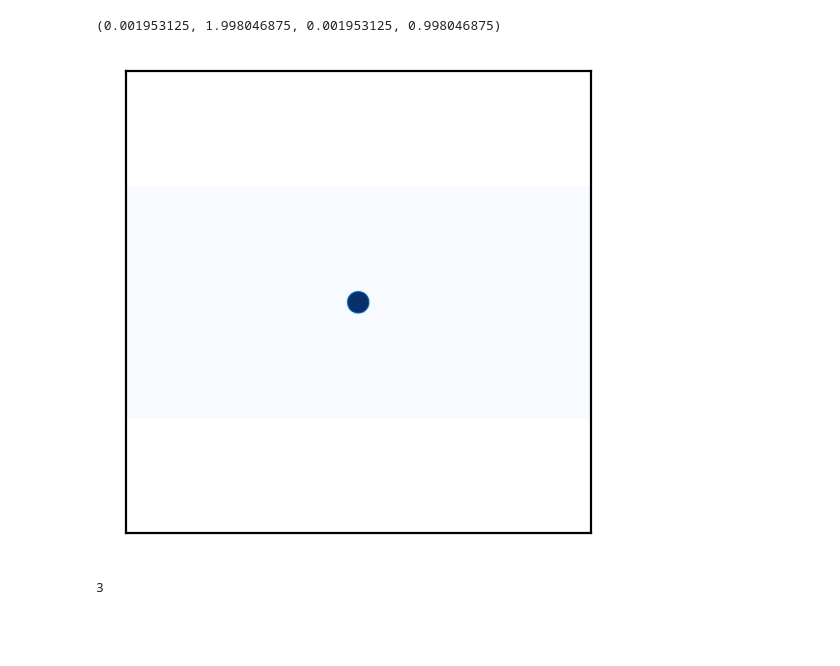
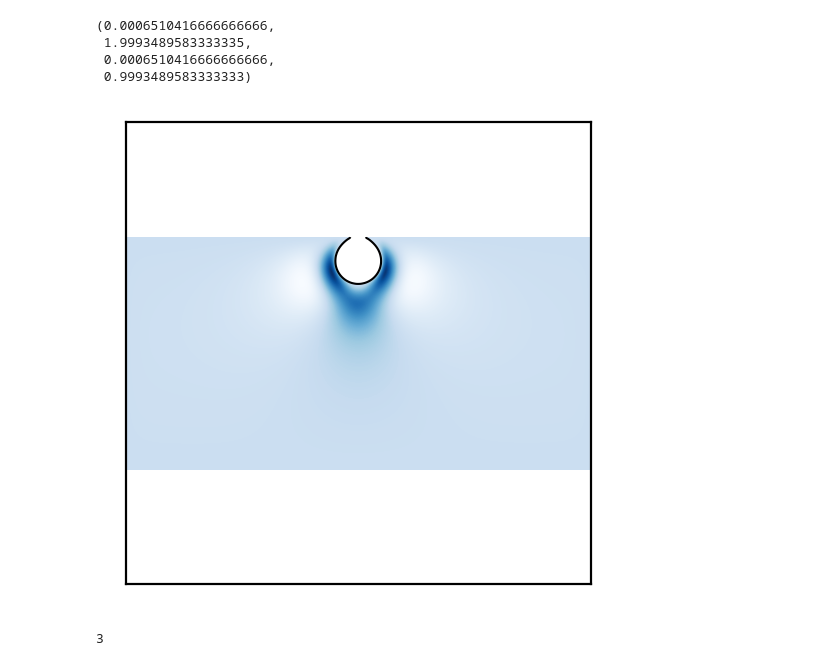
Before and after one commit to ebellincioni/floatingIce, a Jupyter notebook: simulations/plot.ipynb, the cells around one changed output. Drawn from its saved outputs; the diff is of its cells as text; code cells hidden in the pictures; blank space fills up the shorter version.

```diff
--- a/simulations/plot.ipynb
+++ b/simulations/plot.ipynb
@@ -61,28 +61,31 @@ Finished reading grid.
 Constructed figure, starting loop.
 # %%
-fig,ax=plt.subplots(figsize=(3,3),dpi=200)
 for i in range(Nsamp)[-1:]:
-    T = read_zcut(folder, "temp", i)
-    # phi = read_zcut(folder, "phi", i)
-    plt.contourf(grid.ym, grid.xm, T[:,:].T,400,vmin=0.0,vmax=1, cmap="Blues_r")
-#    plt.colorbar()
-    # plt.contour(grid.ymr, grid.xmr, phi.T, levels=[0.5], colors="k",linewidths=0.75)
-    # phi[phi<0.5]=np.nan
-    # plt.contourf(grid.ymr,grid.xmr,phi.T,vmin=0,vmax=1,cmap='gray')
+    T = read_zcut(folder, "vx", i)
+    phi = read_zcut(folder, "phi", i)
+    fig,ax=plt.subplots(figsize=(3,3),dpi=200)
+    plt.contourf(grid.ym, grid.xm, T[:,:-1].T,400, cmap="Blues_r")
+    # plt.colorbar()
+    plt.contour(grid.ymr, grid.xmr, phi.T, levels=[0.5], colors="k",linewidths=0.75)
+    phi[phi<0.5]=np.nan
+    plt.contourf(grid.ymr,grid.xmr,phi.T,vmin=0,vmax=1,cmap='gray')
     plt.axis('equal')
     plt.xlim(0.35,0.65)
     plt.ylim(0.35,0.65)
 
 # for i in range(Nsamp)[1:5:1]:
 #     # phi = read_zcut(folder, "phi", i)
 #     plt.contour(grid.ymr, grid.xmr, phi.T, levels=[0.5], colors="k",linewidths=0.5)
 
 plt.xticks([])
 plt.yticks([])
 plt.axis('equal')
 # %% [output]
-(0.001953125, 1.998046875, 0.001953125, 0.998046875)
+(0.0006510416666666666,
+ 1.9993489583333335,
+ 0.0006510416666666666,
+ 0.9993489583333333)
-[figure, old version]
+[figure, new version]
 # %%
 Nsamp
 # %% [output]
```
Also changed, not shown: parts of 1 cell of this notebook, 3 other files.
